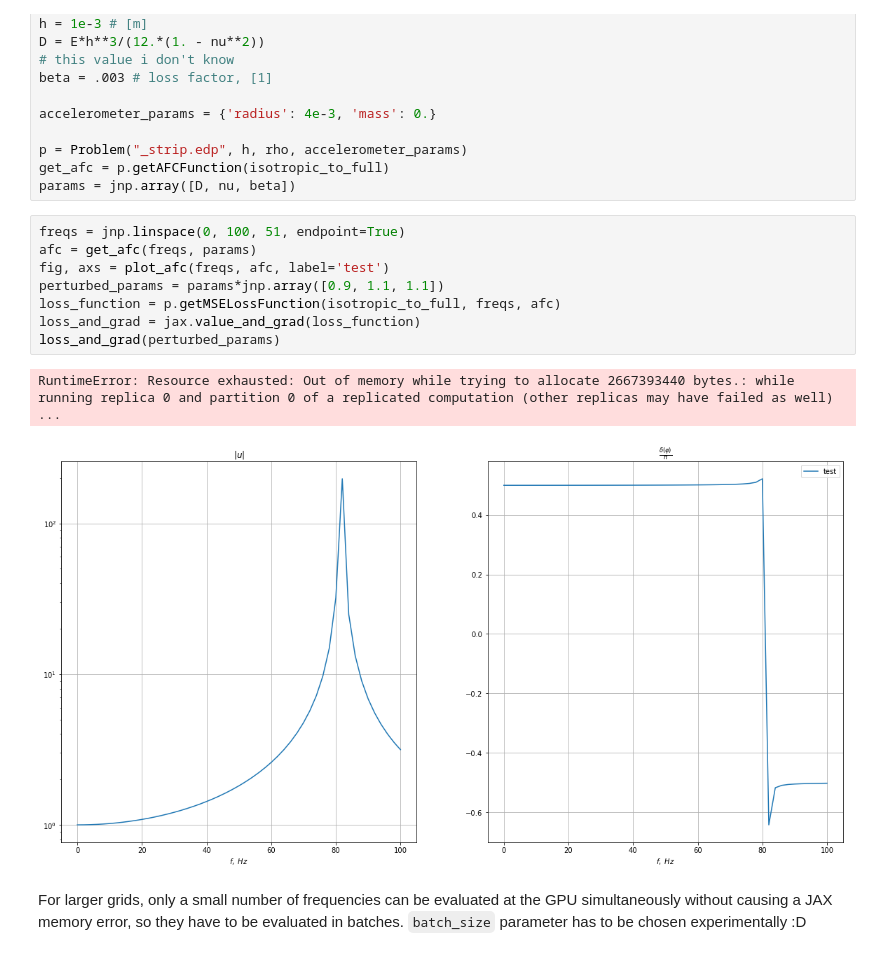
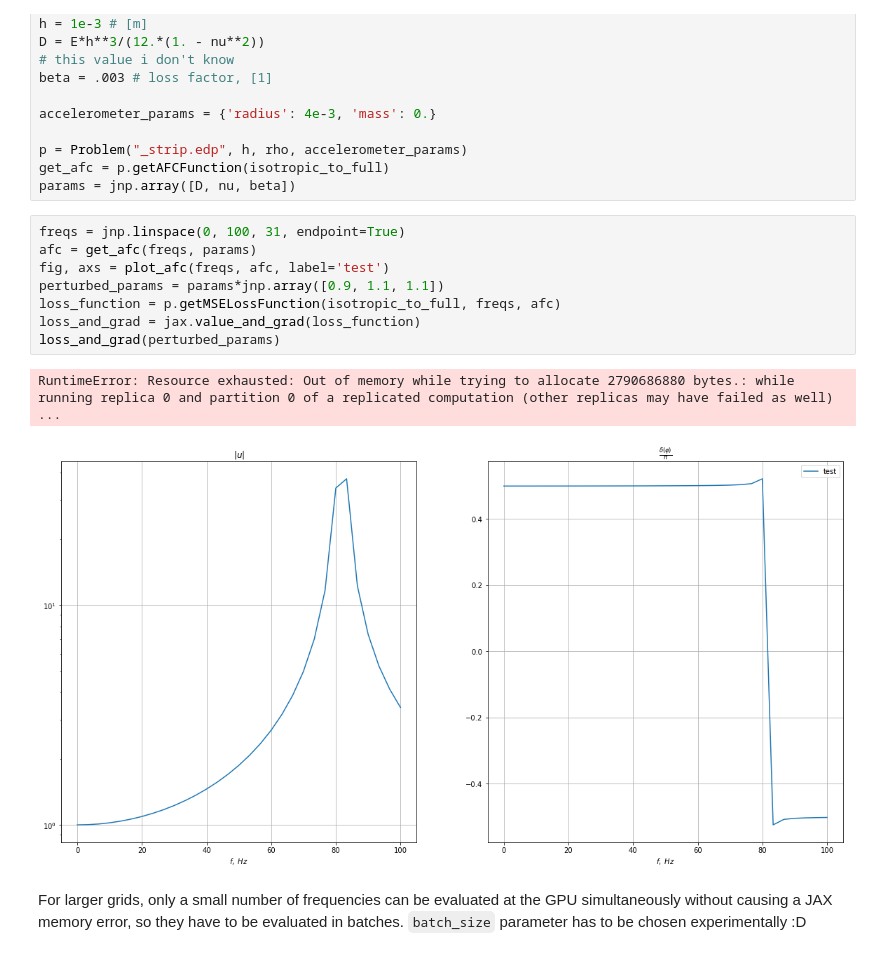
Before and after one commit to Sageblatt/plate_inverse_problem, a Jupyter notebook: examples/Demo.ipynb, the cells around one changed output. Saved outputs shown, nothing was run; the diff lists cells and outputs as text.

````diff
--- a/examples/Demo.ipynb
+++ b/examples/Demo.ipynb
@@ -33,16 +33,16 @@ p = Problem("_strip.edp", h, rho, accelerometer_params)
 get_afc = p.getAFCFunction(isotropic_to_full)
 params = jnp.array([D, nu, beta])
 # %%
-freqs = jnp.linspace(0, 100, 51, endpoint=True)
+freqs = jnp.linspace(0, 100, 31, endpoint=True)
 afc = get_afc(freqs, params)
 fig, axs = plot_afc(freqs, afc, label='test')
 perturbed_params = params*jnp.array([0.9, 1.1, 1.1])
 loss_function = p.getMSELossFunction(isotropic_to_full, freqs, afc)
 loss_and_grad = jax.value_and_grad(loss_function)
 loss_and_grad(perturbed_params)
 # %% [output]
-RuntimeError: Resource exhausted: Out of memory while trying to allocate 2667393440 bytes.: while running replica 0 and partition 0 of a replicated computation (other replicas may have failed as well) ...
+RuntimeError: Resource exhausted: Out of memory while trying to allocate 2790686880 bytes.: while running replica 0 and partition 0 of a replicated computation (other replicas may have failed as well) ...
-[figure, old version]
+[figure, new version]
 # %% [markdown]
 For larger grids, only a small number of frequencies can be evaluated at the GPU simultaneously without causing a JAX memory error, so they have to be evaluated in batches. ```batch_size``` parameter has to be chosen experimentally :D
 # %%
````
Also changed, not shown: 1 other file.
